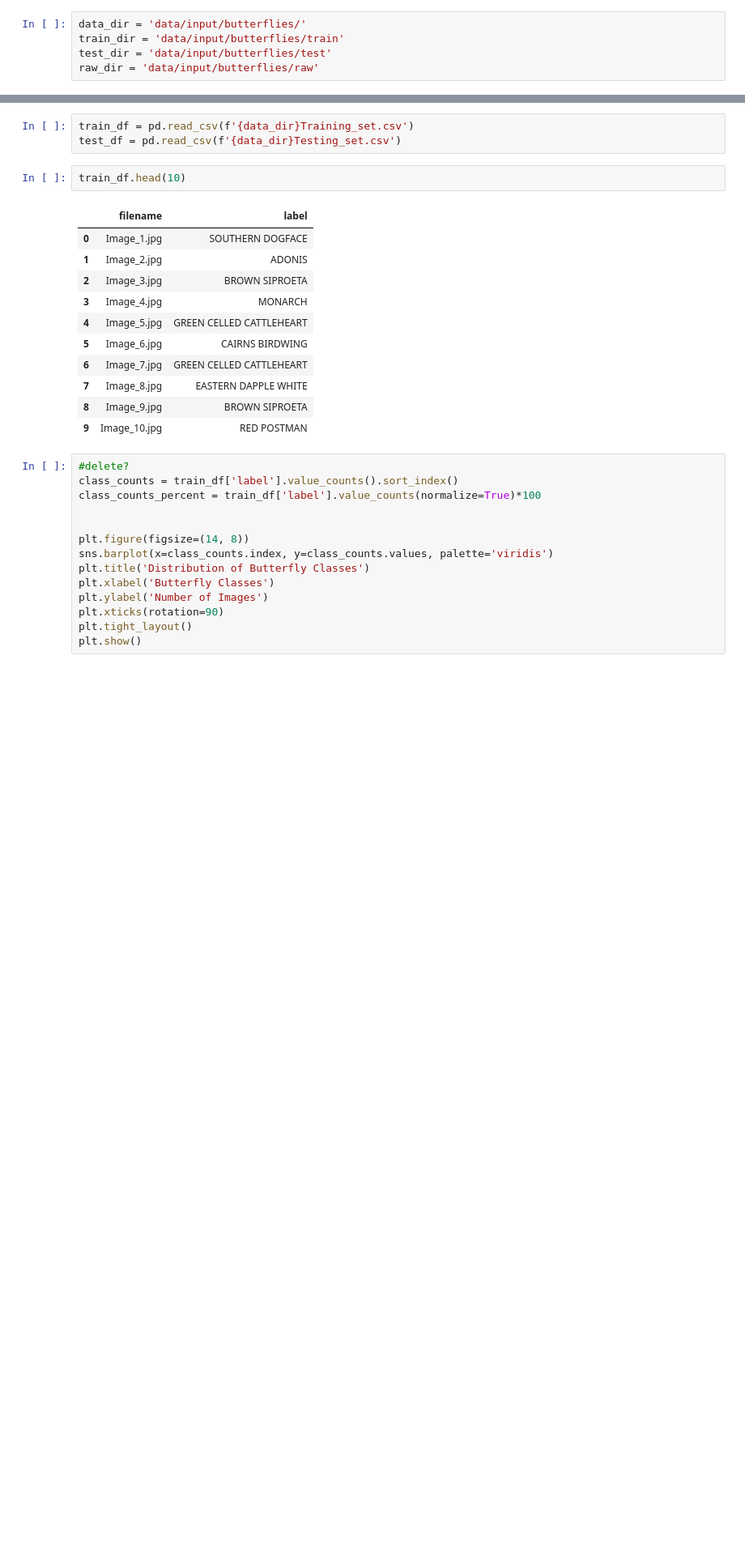
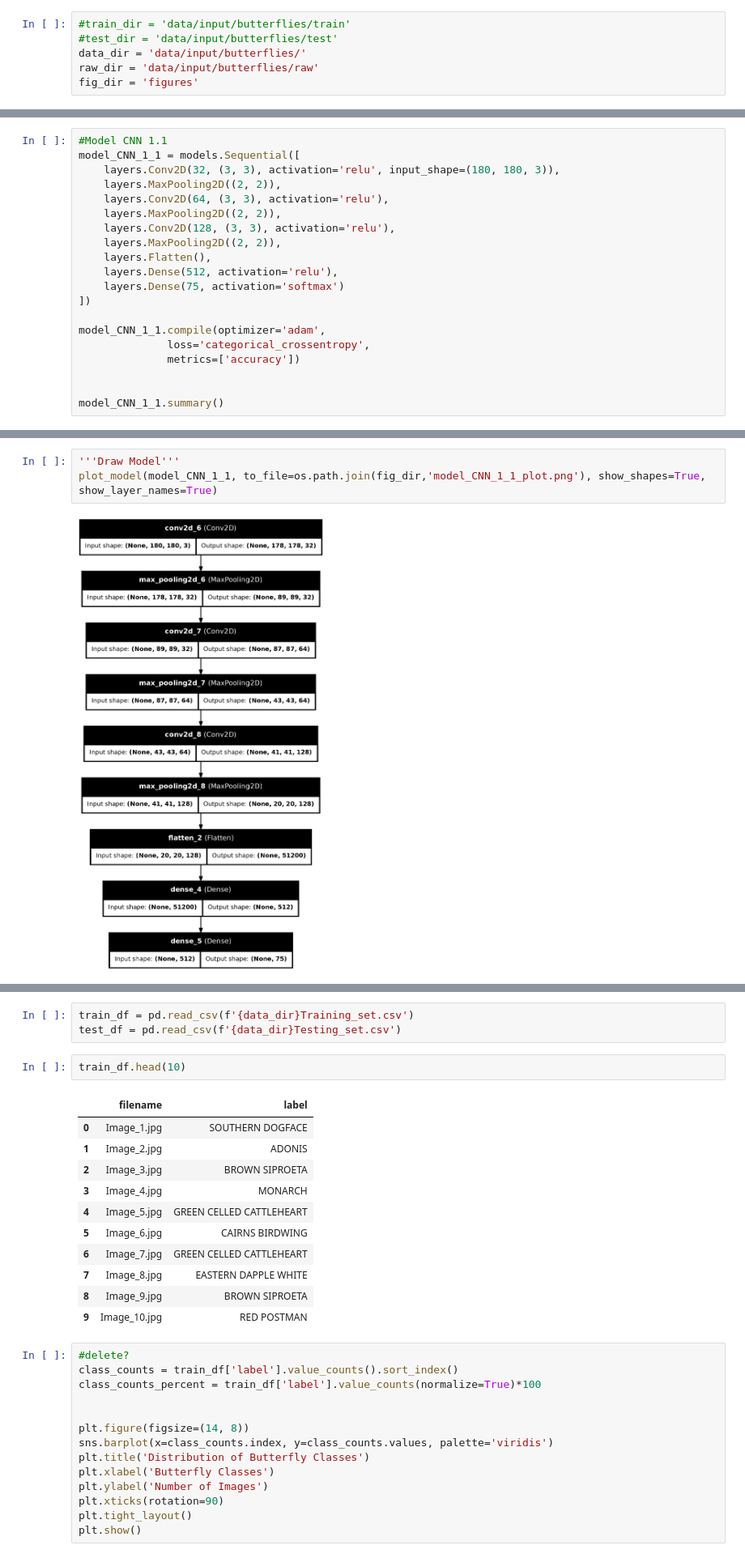
Before and after one commit to r-ballard/dats6202-proj, a Jupyter notebook: butterfly_cnn.ipynb, the cells around one changed output, grey strips where cells are left out. Shown at 81% size. Drawn from its saved outputs; the diff is of its cells as text; blank space fills up the shorter version.

Commit message:
progress on md, refactoring models to functions

```diff
--- a/butterfly_cnn.ipynb
+++ b/butterfly_cnn.ipynb
@@ -42,7 +104,8 @@ np.random.seed(random_seed)
 # %%
+#train_dir = 'data/input/butterflies/train'
+#test_dir = 'data/input/butterflies/test'
 data_dir = 'data/input/butterflies/'
-train_dir = 'data/input/butterflies/train'
-test_dir = 'data/input/butterflies/test'
 raw_dir = 'data/input/butterflies/raw'
+fig_dir = 'figures'
 # %%
 raw_labels_df = pd.read_csv(os.path.join(data_dir,'raw_labels.csv'))
@@ -69,0 +170,20 @@ train_df
+# %%
+#Model CNN 1.1
+model_CNN_1_1 = models.Sequential([
+    layers.Conv2D(32, (3, 3), activation='relu', input_shape=(180, 180, 3)),
+    layers.MaxPooling2D((2, 2)),
+    layers.Conv2D(64, (3, 3), activation='relu'),
+    layers.MaxPooling2D((2, 2)),
+    layers.Conv2D(128, (3, 3), activation='relu'),
+    layers.MaxPooling2D((2, 2)),
+    layers.Flatten(),
+    layers.Dense(512, activation='relu'),
+    layers.Dense(75, activation='softmax')
+])
+
+model_CNN_1_1.compile(optimizer='adam',
+              loss='categorical_crossentropy',
+              metrics=['accuracy'])
+
+
+model_CNN_1_1.summary()
@@ -69,0 +212,5 @@ train_df
+# %%
+'''Draw Model'''
+plot_model(model_CNN_1_1, to_file=os.path.join(fig_dir,'model_CNN_1_1_plot.png'), show_shapes=True, show_layer_names=True)
+# %% [output]
+[figure, added]
```
Also changed, not shown: parts of 41 cells of this notebook, 1 other file.
